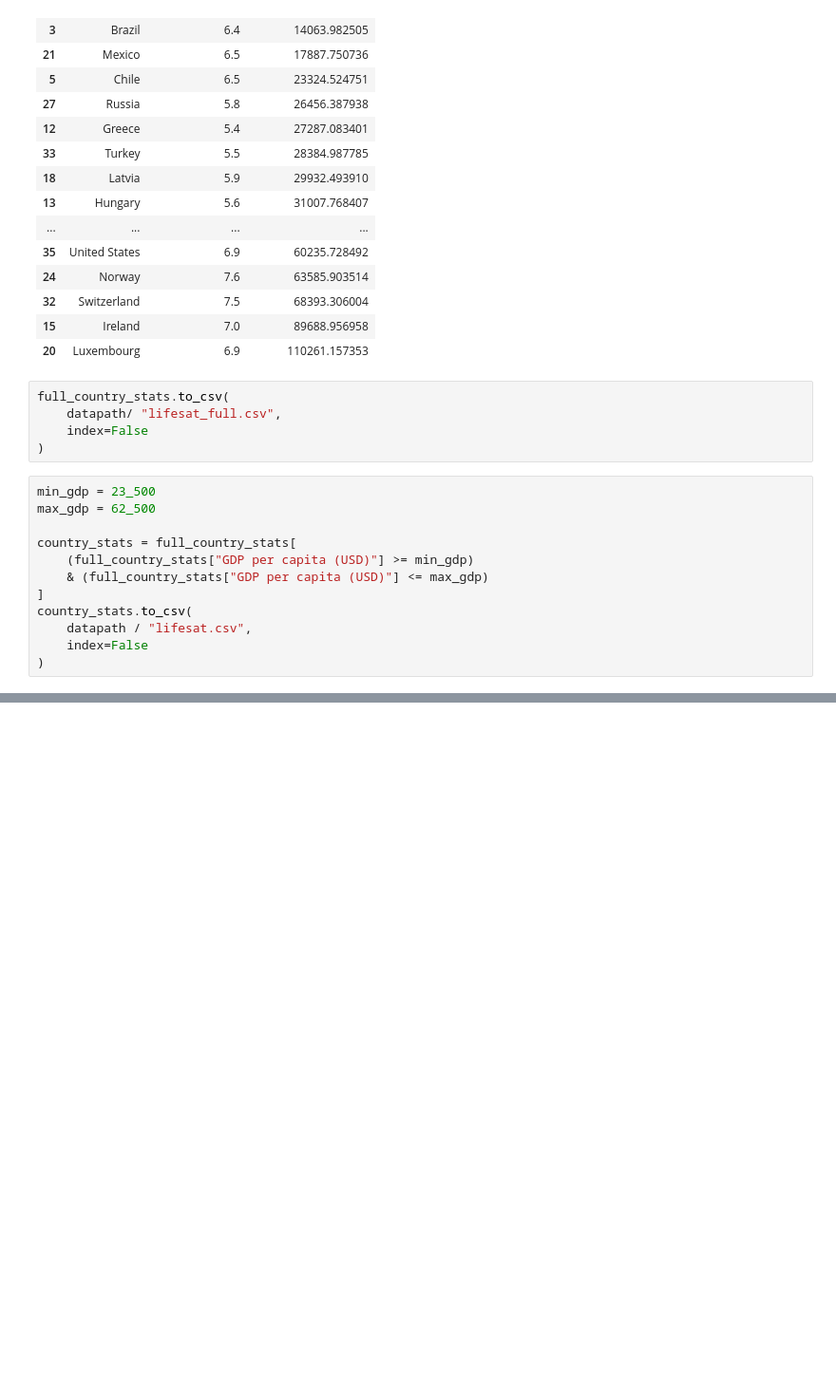
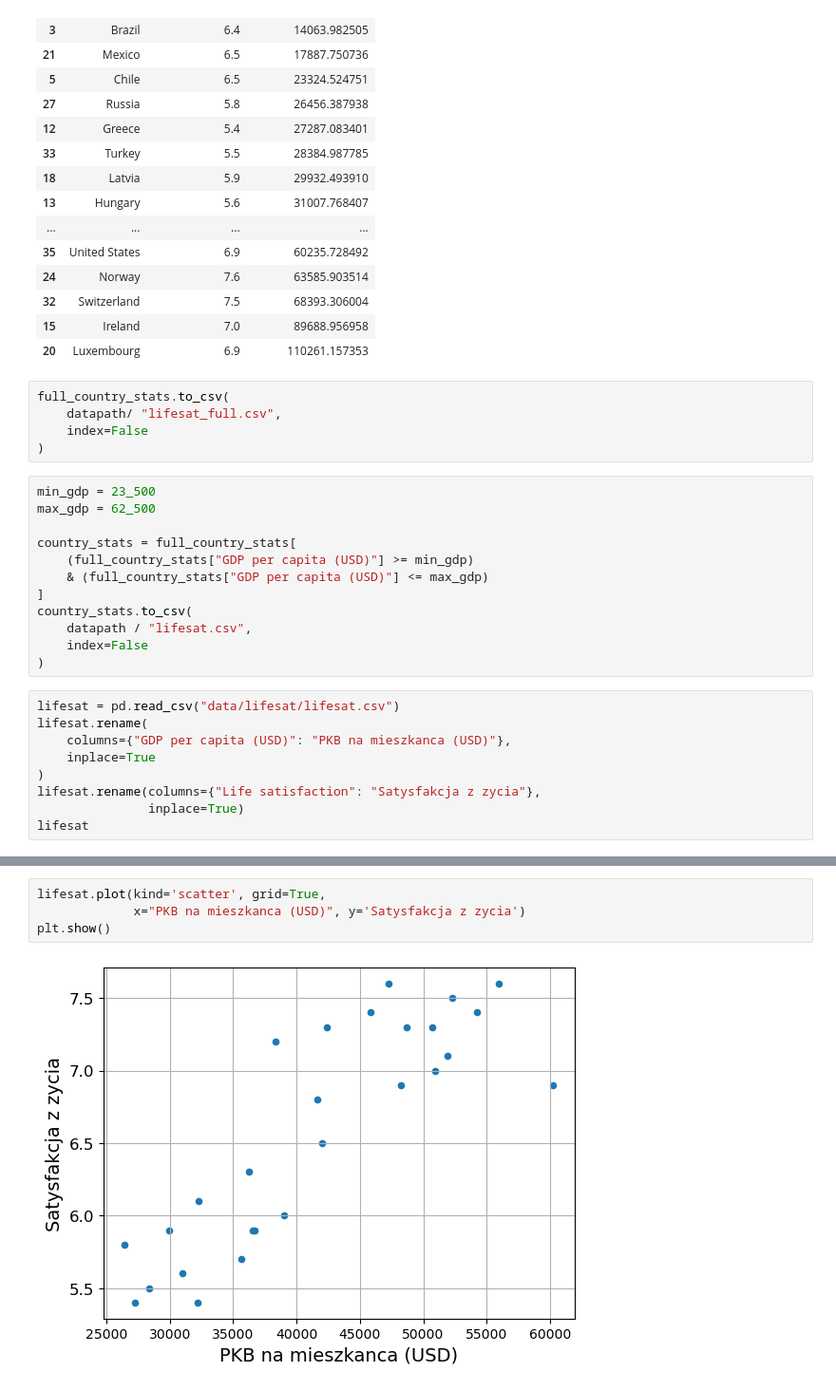
Before and after one commit to student221153/my_ml_classes, a Jupyter notebook: 01_krajobraz_uczenia_maszynowego.ipynb, the cells around one changed output, grey strips where cells are left out. Shown: that part at 95% size. Cells and saved outputs as stored; diff of their text form; blank space fills up the shorter version.

```diff
--- a/01_krajobraz_uczenia_maszynowego.ipynb
+++ b/01_krajobraz_uczenia_maszynowego.ipynb
@@ -228,3 +228,12 @@ country_stats.to_csv(
     datapath / "lifesat.csv",
     index=False
 )
+# %%
+lifesat = pd.read_csv("data/lifesat/lifesat.csv")
+lifesat.rename(
+    columns={"GDP per capita (USD)": "PKB na mieszkanca (USD)"},
+    inplace=True
+)
+lifesat.rename(columns={"Life satisfaction": "Satysfakcja z zycia"},
+               inplace=True)
+lifesat
@@ -230,0 +258,6 @@ country_stats.to_csv(
+# %%
+lifesat.plot(kind='scatter', grid=True,
+             x="PKB na mieszkanca (USD)", y='Satysfakcja z zycia')
+plt.show()
+# %% [output]
+[figure, added]
```
Also changed, not shown: parts of 7 cells of this notebook.
